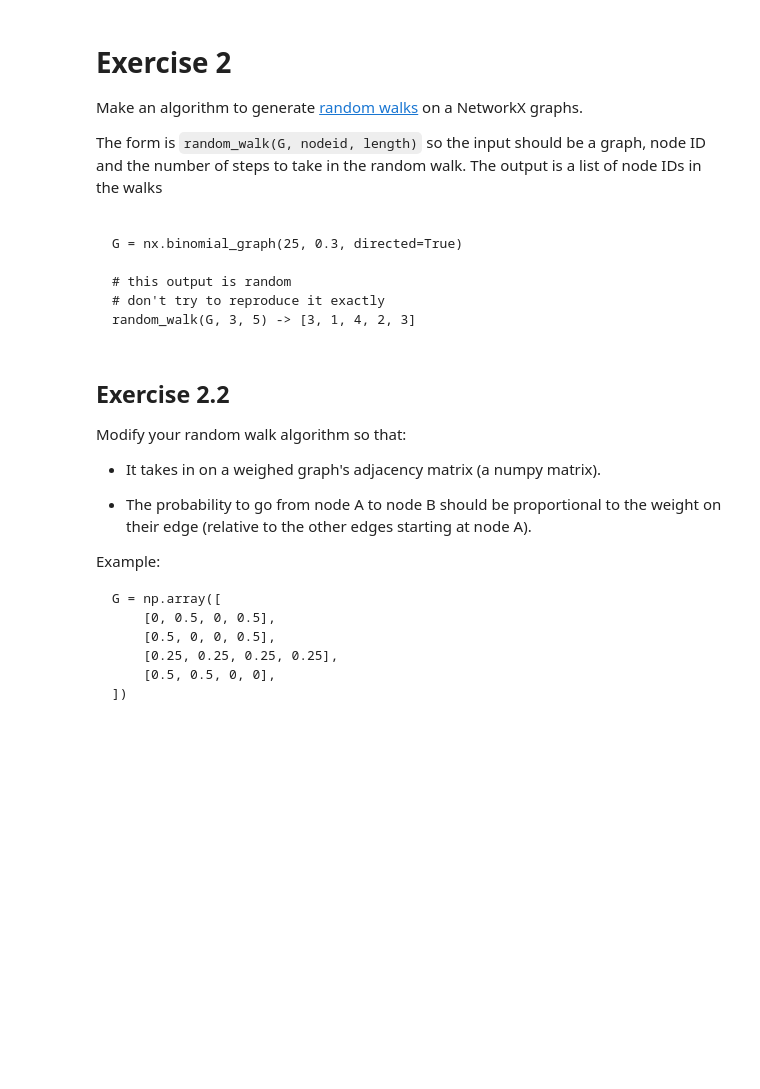
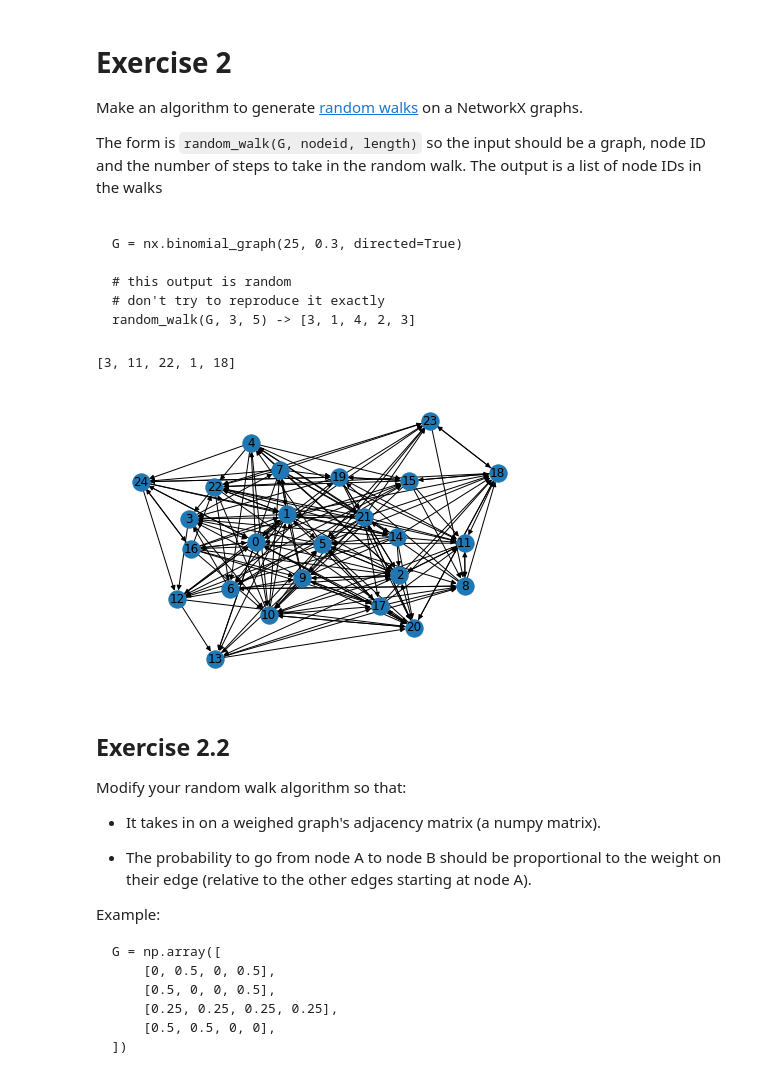
Before and after one commit to cb-ds-1/m1-11-networks, a Jupyter notebook: Workshop Graphs.ipynb, the cells around one changed output. Drawn from its saved outputs; the diff is of its cells as text; code cells hidden in the pictures; blank space fills up the shorter version.

````diff
--- a/Workshop Graphs.ipynb
+++ b/Workshop Graphs.ipynb
@@ -51,6 +94,25 @@ G = nx.binomial_graph(25, 0.3, directed=True)
 # don't try to reproduce it exactly
 random_walk(G, 3, 5) -> [3, 1, 4, 2, 3]
 ```
+# %%
+import random
+G = nx.binomial_graph(25, 0.3, directed=True)
+nx.draw(G,with_labels=True)
+
+def random_walk(G,nodeid,length):
+    lst=[nodeid]
+    if len(lst) <= length:
+        for i in range(length-1):
+            neighbours = list(G.neighbors(lst[i]))
+            random_node = random.choice(neighbours)
+            lst.append(random_node)
+    return lst
+
+
+random_walk(G,3,5)
+# %% [output]
+[3, 11, 22, 1, 18]
+[figure, added]
 # %% [markdown]
 ## Exercise 2.2
 
````
Also changed, not shown: parts of 4 cells of this notebook, 1 other file.
